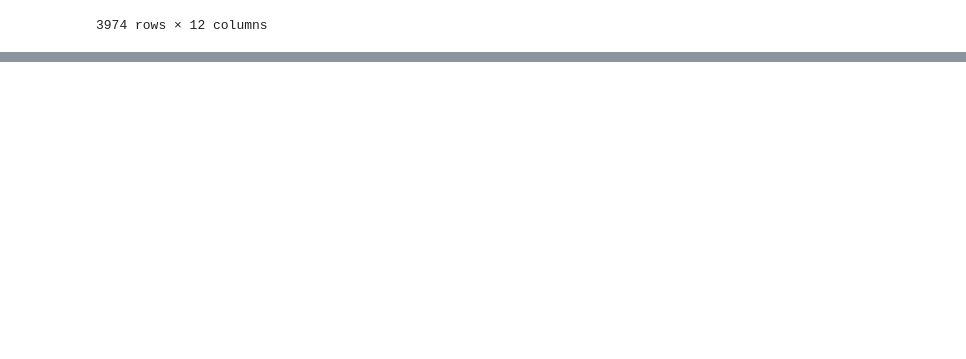
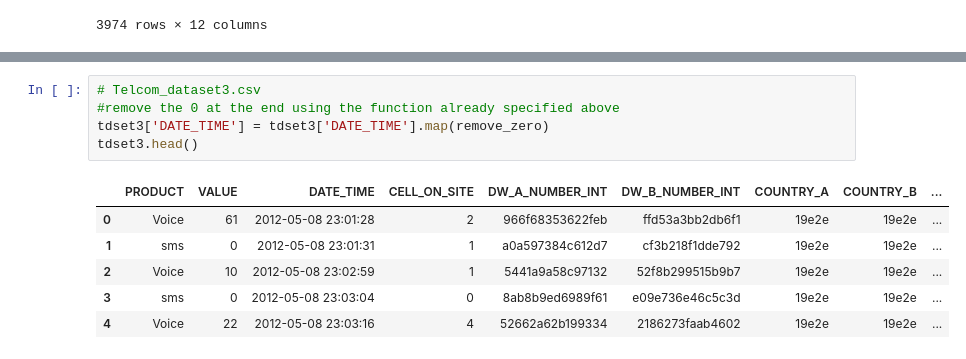
Before and after one commit to Ruoro/moringaweek3ip, a Jupyter notebook: telecomm.ipynb, the cells around one changed output, grey strips where cells are left out. Drawn from its saved outputs; the diff is of its cells as text; blank space fills up the shorter version.

```diff
--- a/telecomm.ipynb
+++ b/telecomm.ipynb
@@ -110,0 +150,12 @@ new_cellsgeo
+# %%
+# Telcom_dataset3.csv
+#remove the 0 at the end using the function already specified above
+tdset3['DATE_TIME'] = tdset3['DATE_TIME'].map(remove_zero)
+tdset3.head()
+# %% [output]
+|  | PRODUCT | VALUE | DATE_TIME | CELL_ON_SITE | DW_A_NUMBER_INT | DW_B_NUMBER_INT | COUNTRY_A | COUNTRY_B | ... |
+| 0 | Voice | 61 | 2012-05-08 23:01:28 | 2 | 966f68353622feb | ffd53a3bb2db6f1 | 19e2e | 19e2e | ... |
+| 1 | sms | 0 | 2012-05-08 23:01:31 | 1 | a0a597384c612d7 | cf3b218f1dde792 | 19e2e | 19e2e | ... |
+| 2 | Voice | 10 | 2012-05-08 23:02:59 | 1 | 5441a9a58c97132 | 52f8b299515b9b7 | 19e2e | 19e2e | ... |
+| 3 | sms | 0 | 2012-05-08 23:03:04 | 0 | 8ab8b9ed6989f61 | e09e736e46c5c3d | 19e2e | 19e2e | ... |
+| 4 | Voice | 22 | 2012-05-08 23:03:16 | 4 | 52662a62b199334 | 2186273faab4602 | 19e2e | 19e2e | ... |
```
Also changed, not shown: parts of 16 cells of this notebook.
